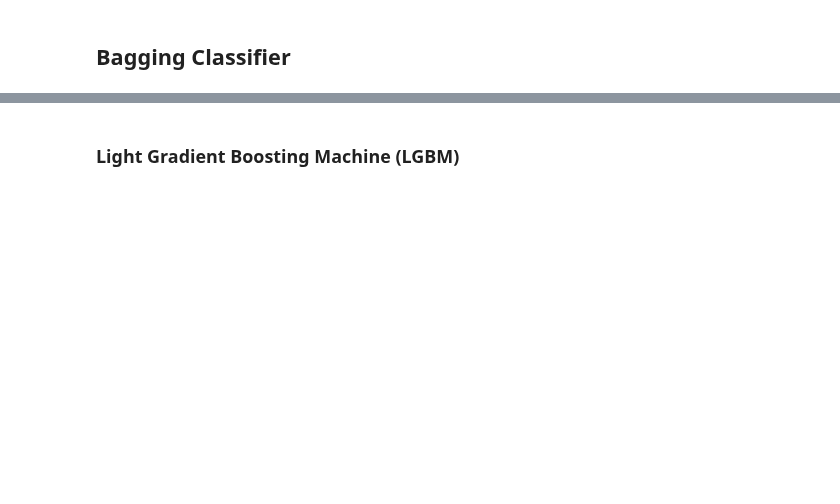
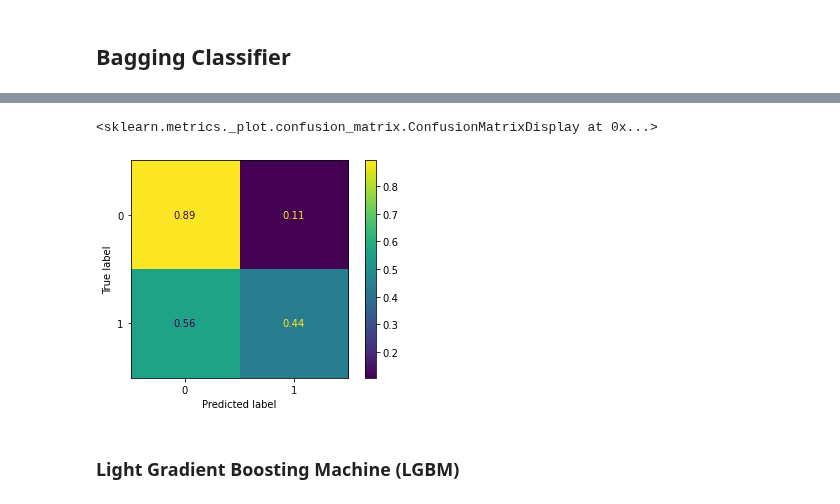
Before and after one commit to nishithewel/ID5059GroupProject, a Jupyter notebook: GroupBook.ipynb, the cells around one changed output, grey strips where cells are left out. Saved outputs shown, nothing was run; the diff lists cells and outputs as text; code cells hidden in the pictures; blank space fills up the shorter version.

```diff
--- a/GroupBook.ipynb
+++ b/GroupBook.ipynb
@@ -616,3 +632,8 @@ KeyboardInterrupt:
+# %%
+ConfusionMatrixDisplay.from_predictions(y_test, y_pred,normalize='true')
+# %% [output]
+<sklearn.metrics._plot.confusion_matrix.ConfusionMatrixDisplay at 0x...>
+[figure, added]
 # %% [markdown]
 ### Light Gradient Boosting Machine (LGBM)
 # %%
```
Also changed, not shown: parts of 14 cells of this notebook.
